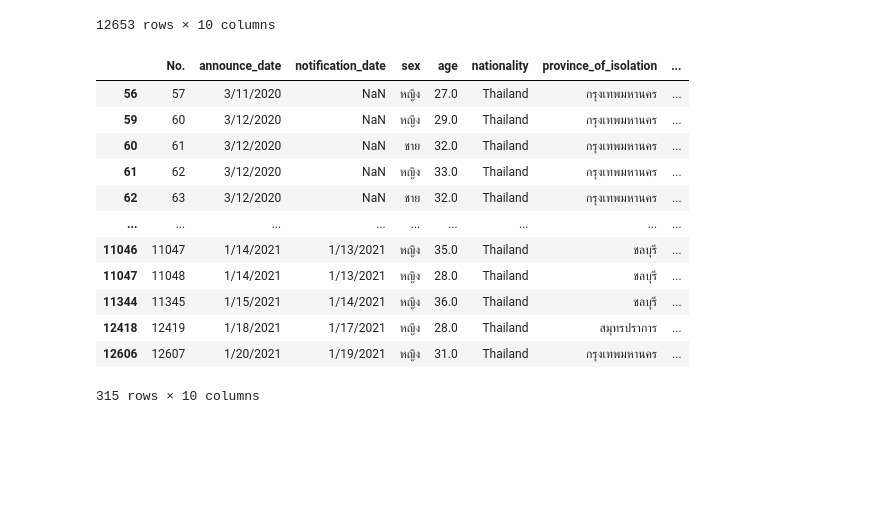
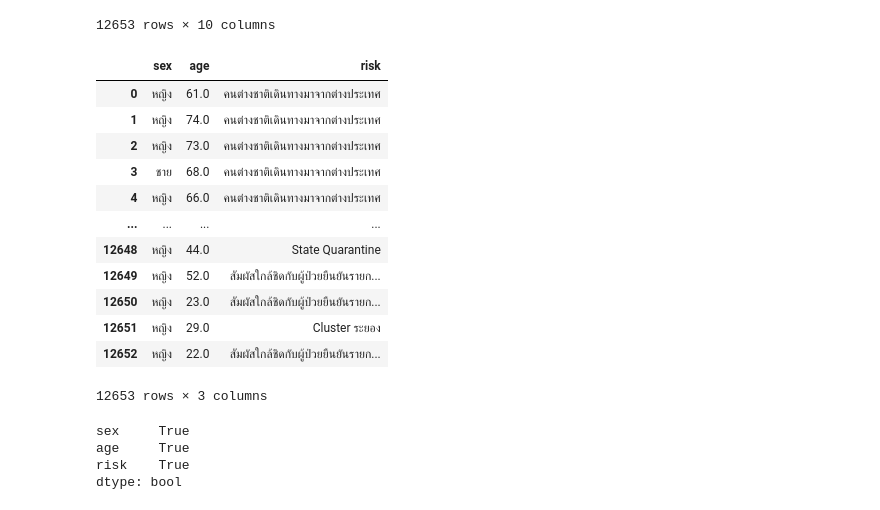
Before and after one commit to Plaifha/data_viz_2022, a Jupyter notebook: DataViz01_Table_Data.ipynb, the cells around one changed output. Saved outputs shown, nothing was run; the diff lists cells and outputs as text; code cells hidden in the pictures; blank space fills up the shorter version.

```diff
--- a/DataViz01_Table_Data.ipynb
+++ b/DataViz01_Table_Data.ipynb
@@ -168,20 +168,27 @@ data_df
 | 12651 | 12652 | 1/20/2021 | 1/19/2021 | หญิง | 29.0 | Thailand | ระยอง | ... |
 | 12652 | 12653 | 1/20/2021 | 1/19/2021 | หญิง | 22.0 | Burma | ตาก | ... |
 12653 rows × 10 columns
-# %%
-data1 = data_df[data_df['risk']== 'สถานบันเทิง']
-data1
-# %% [output]
-|  | No. | announce_date | notification_date | sex | age | nationality | province_of_isolation | ... |
-| 56 | 57 | 3/11/2020 | NaN | หญิง | 27.0 | Thailand | กรุงเทพมหานคร | ... |
-| 59 | 60 | 3/12/2020 | NaN | หญิง | 29.0 | Thailand | กรุงเทพมหานคร | ... |
-| 60 | 61 | 3/12/2020 | NaN | ชาย | 32.0 | Thailand | กรุงเทพมหานคร | ... |
-| 61 | 62 | 3/12/2020 | NaN | หญิง | 33.0 | Thailand | กรุงเทพมหานคร | ... |
-| 62 | 63 | 3/12/2020 | NaN | ชาย | 32.0 | Thailand | กรุงเทพมหานคร | ... |
-| ... | ... | ... | ... | ... | ... | ... | ... | ... |
-| 11046 | 11047 | 1/14/2021 | 1/13/2021 | หญิง | 35.0 | Thailand | ชลบุรี | ... |
-| 11047 | 11048 | 1/14/2021 | 1/13/2021 | หญิง | 28.0 | Thailand | ชลบุรี | ... |
-| 11344 | 11345 | 1/15/2021 | 1/14/2021 | หญิง | 36.0 | Thailand | ชลบุรี | ... |
-| 12418 | 12419 | 1/18/2021 | 1/17/2021 | หญิง | 28.0 | Thailand | สมุทรปราการ | ... |
-| 12606 | 12607 | 1/20/2021 | 1/19/2021 | หญิง | 31.0 | Thailand | กรุงเทพมหานคร | ... |
-315 rows × 10 columns
+# %%
+data = data_df[['sex','age','risk']] #เลือกเอาเฉพาะข้อมูลที่ต้องการใช้
+data
+# %% [output]
+|  | sex | age | risk |
+| 0 | หญิง | 61.0 | คนต่างชาติเดินทางมาจากต่างประเทศ |
+| 1 | หญิง | 74.0 | คนต่างชาติเดินทางมาจากต่างประเทศ |
+| 2 | หญิง | 73.0 | คนต่างชาติเดินทางมาจากต่างประเทศ |
+| 3 | ชาย | 68.0 | คนต่างชาติเดินทางมาจากต่างประเทศ |
+| 4 | หญิง | 66.0 | คนต่างชาติเดินทางมาจากต่างประเทศ |
+| ... | ... | ... | ... |
+| 12648 | หญิง | 44.0 | State Quarantine |
+| 12649 | หญิง | 52.0 | สัมผัสใกล้ชิดกับผู้ป่วยยืนยันรายก... |
+| 12650 | หญิง | 23.0 | สัมผัสใกล้ชิดกับผู้ป่วยยืนยันรายก... |
+| 12651 | หญิง | 29.0 | Cluster ระยอง |
+| 12652 | หญิง | 22.0 | สัมผัสใกล้ชิดกับผู้ป่วยยืนยันรายก... |
+12653 rows × 3 columns
+# %%
+data.isnull().any() #เชคว่าภายในตารางมีค่าว่างหรือไม่
+# %% [output]
+sex     True
+age     True
+risk    True
+dtype: bool
```
Also changed, not shown: parts of 21 cells of this notebook.
